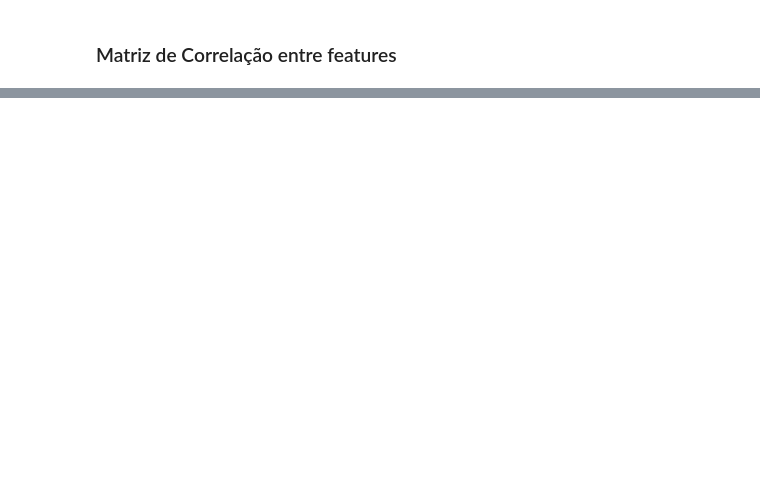
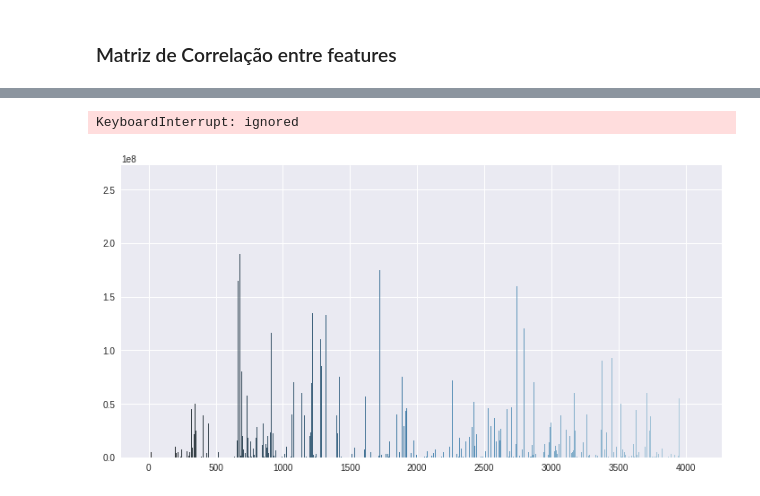
Before and after one commit to jorgepereira96/SAD_JorgePereira, a Jupyter notebook: trabalho_Sad.ipynb, the cells around one changed output, grey strips where cells are left out. Cells and saved outputs as stored; diff of their text form; code cells hidden in the pictures; blank space fills up the shorter version.

```diff
--- a/trabalho_Sad.ipynb
+++ b/trabalho_Sad.ipynb
@@ -269,0 +285,10 @@ NameError: ignored
+# %%
+spent_byage = df.groupby(by='genres').mean()['Budget']
+plt.figure(figsize=(12,6))
+
+sns.barplot(x=spent_byage.index,y=spent_byage.values, palette="Blues_d")
+plt.title('')
+plt.show()
+# %% [output]
+KeyboardInterrupt: ignored
+[figure, added]
```
Also changed, not shown: parts of 15 cells of this notebook.
